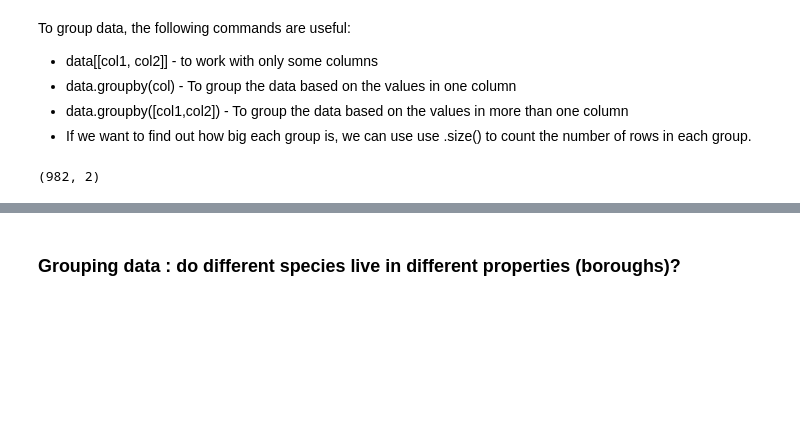
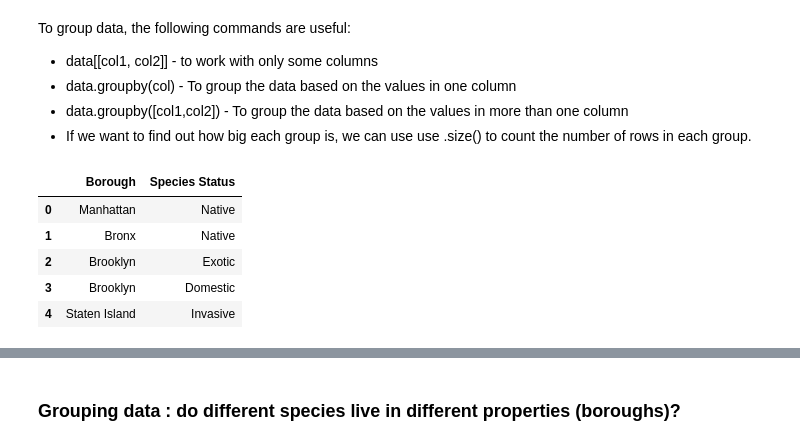
Before and after one commit to gmontillal/Internship2019, a Jupyter notebook: Wildlife_NYC_Project_Part_I.ipynb, the cells around one changed output, grey strips where cells are left out. Saved outputs shown, nothing was run; the diff lists cells and outputs as text; code cells hidden in the pictures; blank space fills up the shorter version.

```diff
--- a/Wildlife_NYC_Project_Part_I.ipynb
+++ b/Wildlife_NYC_Project_Part_I.ipynb
@@ -67,5 +191,12 @@ data['Property'].replace('Bushwick Inlet',"Bushwick Inlet Park",inplace=True)
 # Seems like we need to make several corrections
 # Here is the first one, you do the others
 data['Species Description'].replace('Bird/Unspecified Species',"Bird",inplace=True)
+data['Species Description'].replace('RACCOON', 'Raccoon', inplace=True)
+data['Species Description'].replace('Racoon', 'Raccoon', inplace=True)
+data['Species Description'].replace('squirrel','Squirrel',inplace=True)
+data['Species Description'].replace('squirrel','Squirrel',inplace=True)
+data['Species Description'].replace('Turtle/ Unspecified species','Turtle',inplace=True)
+data['Species Description'].replace('Squirrells','Squirrel',inplace=True)
+data['Species Description'].replace('Common Snapping Turtle','Turtle',inplace=True)
 # %%
 # check to see corrections took place, there should only be 110 records now
@@ -125,9 +281,15 @@ To group data, the following commands are useful:
 # %%
 # We'll create a new dataframe with only the data for 'Borough' and Species Status'
 species_status = data[['Borough','Species Status']]
 species_status.shape
+species_status.head()
 # %% [output]
-(982, 2)
+|  | Borough | Species Status |
+| 0 | Manhattan | Native |
+| 1 | Bronx | Native |
+| 2 | Brooklyn | Exotic |
+| 3 | Brooklyn | Domestic |
+| 4 | Staten Island | Invasive |
 # %%
 q = species_status.groupby('Borough')['Species Status'].value_counts()
 q
```
Also changed, not shown: parts of 16 cells of this notebook.
